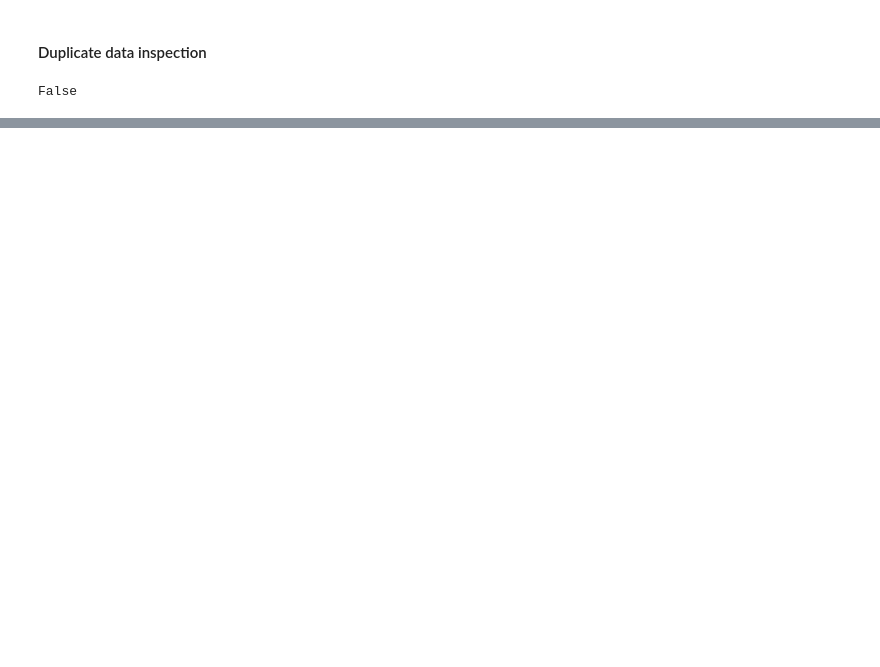
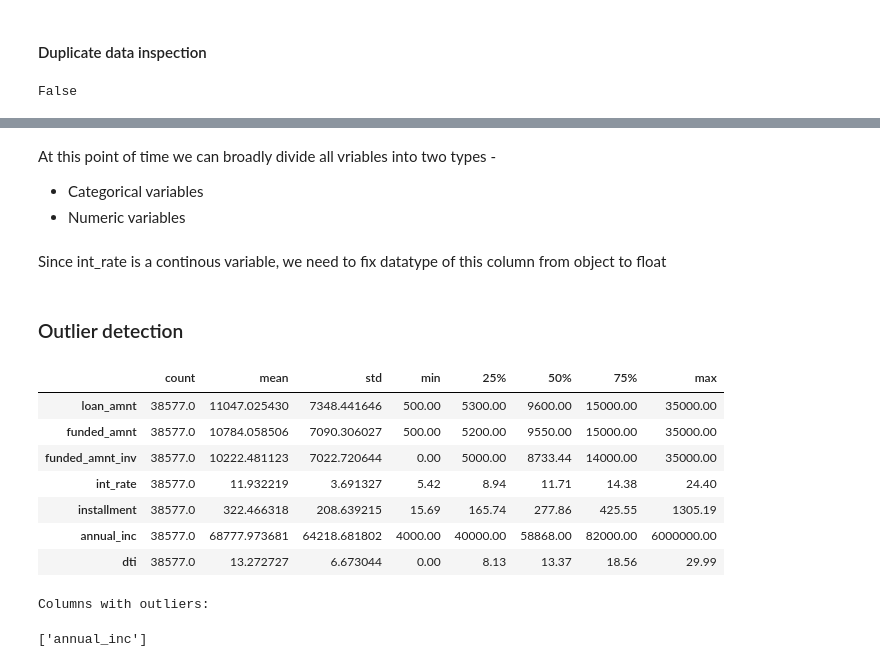
Before and after one commit to zeeamber/Lending-Club-Case-Study, a Jupyter notebook: lending_club_case_study.ipynb, the cells around one changed output, grey strips where cells are left out. Cells and saved outputs as stored; diff of their text form; code cells hidden in the pictures; blank space fills up the shorter version.

```diff
--- a/lending_club_case_study.ipynb
+++ b/lending_club_case_study.ipynb
@@ -203,0 +357,9 @@ memory usage: 14.4+ MB
+# %% [markdown]
+At this point of time we can broadly divide all vriables into two types -
+- Categorical variables
+- Numeric variables
+# %%
+categorical_variables = ["term", "grade", "sub_grade", "emp_length", "home_ownership", "verification_status", "issue_d", "loan_status", "purpose", "addr_state", "pub_rec_bankruptcies"]
+continuous_variables = ["loan_amnt", "funded_amnt", "funded_amnt_inv", "int_rate", "installment", "annual_inc", "dti"]
+# %% [markdown]
+Since int_rate is a continous variable, we need to fix datatype of this column from object to float
@@ -203,0 +369,13 @@ memory usage: 14.4+ MB
+# %% [markdown]
+### Outlier detection
+# %%
+loan_df[continuous_variables].describe().T
+# %% [output]
+|  | count | mean | std | min | 25% | 50% | 75% | max |
+| loan_amnt | 38577.0 | 11047.025430 | 7348.441646 | 500.00 | 5300.00 | 9600.00 | 15000.00 | 35000.00 |
+| funded_amnt | 38577.0 | 10784.058506 | 7090.306027 | 500.00 | 5200.00 | 9550.00 | 15000.00 | 35000.00 |
+| funded_amnt_inv | 38577.0 | 10222.481123 | 7022.720644 | 0.00 | 5000.00 | 8733.44 | 14000.00 | 35000.00 |
+| int_rate | 38577.0 | 11.932219 | 3.691327 | 5.42 | 8.94 | 11.71 | 14.38 | 24.40 |
+| installment | 38577.0 | 322.466318 | 208.639215 | 15.69 | 165.74 | 277.86 | 425.55 | 1305.19 |
+| annual_inc | 38577.0 | 68777.973681 | 64218.681802 | 4000.00 | 40000.00 | 58868.00 | 82000.00 | 6000000.00 |
+| dti | 38577.0 | 13.272727 | 6.673044 | 0.00 | 8.13 | 13.37 | 18.56 | 29.99 |
@@ -203,0 +397,10 @@ memory usage: 14.4+ MB
+# %%
+columns_with_outliers = []
+for col in continuous_variables:
+    if check_outlier(loan_df, col):
+        columns_with_outliers.append(col)
+print("Columns with outliers:")
+columns_with_outliers
+# %% [output]
+Columns with outliers:
+['annual_inc']
```
Also changed, not shown: parts of 95 cells of this notebook.
